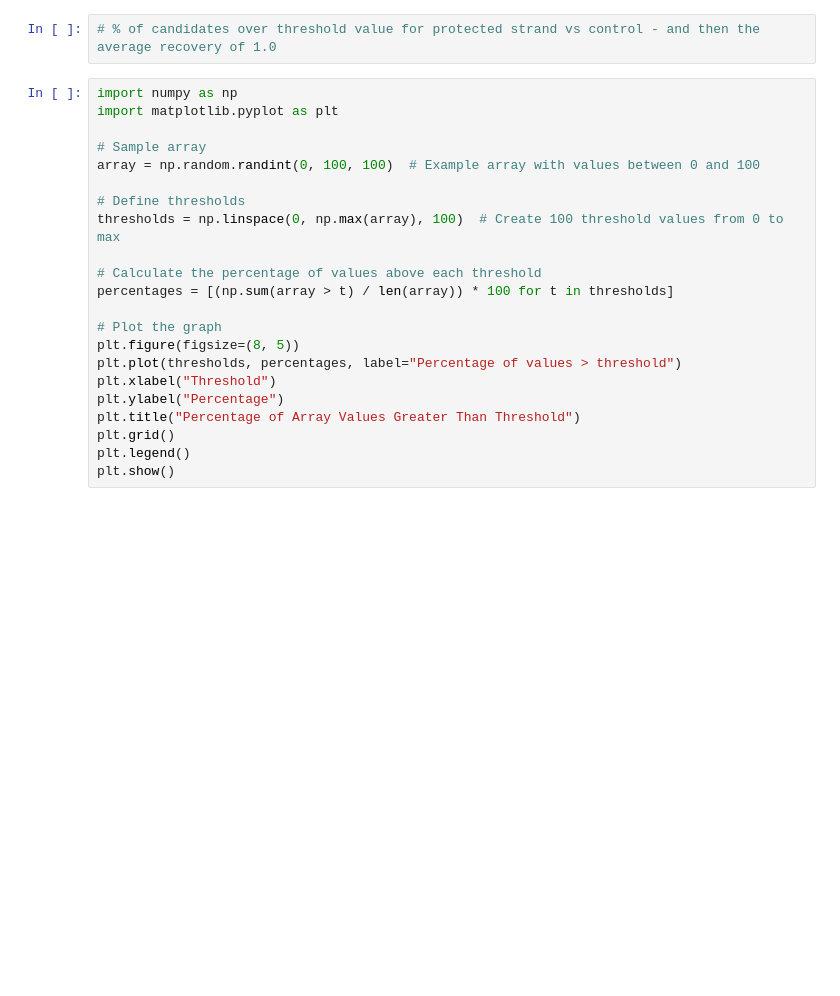
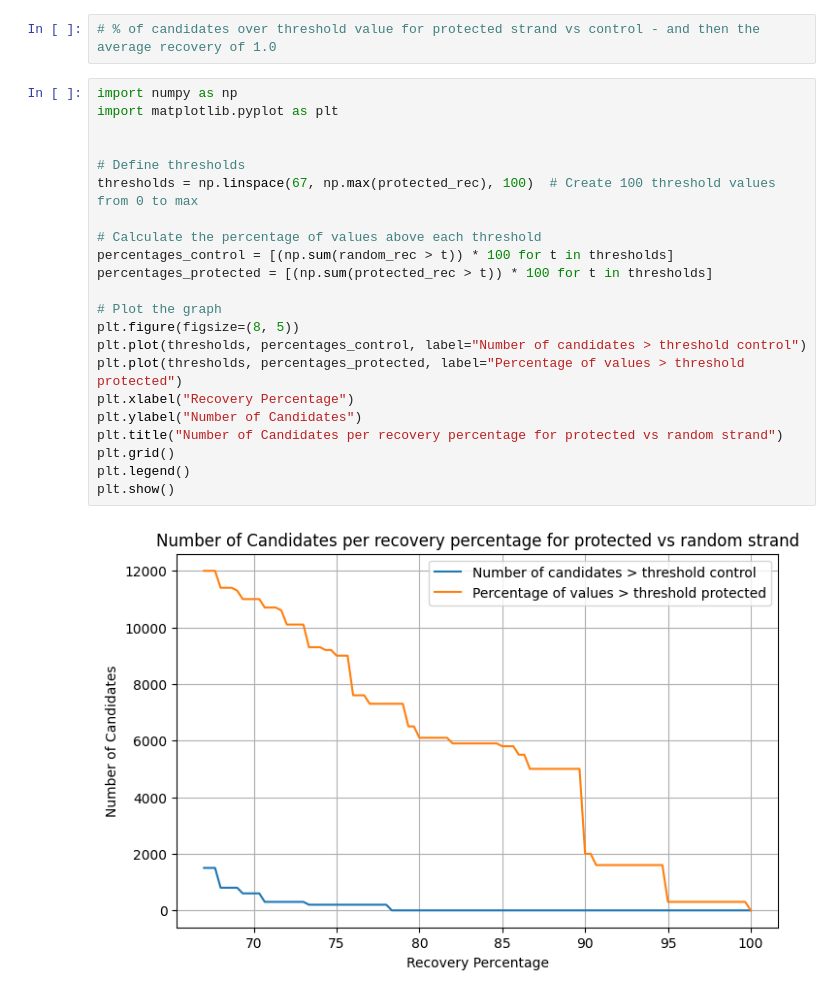
Before and after one commit to Parvfect/Incomplete_cycles, a Jupyter notebook: v2/testing_clustering_badread.ipynb, the cells around one changed output. Drawn from its saved outputs; the diff is of its cells as text; blank space fills up the shorter version.

```diff
--- a/v2/testing_clustering_badread.ipynb
+++ b/v2/testing_clustering_badread.ipynb
@@ -132,22 +131,24 @@ plt.legend()
 # %%
 import numpy as np
 import matplotlib.pyplot as plt
 
-# Sample array
-array = np.random.randint(0, 100, 100)  # Example array with values between 0 and 100
 
 # Define thresholds
-thresholds = np.linspace(0, np.max(array), 100)  # Create 100 threshold values from 0 to max
+thresholds = np.linspace(67, np.max(protected_rec), 100)  # Create 100 threshold values from 0 to max
 
 # Calculate the percentage of values above each threshold
-percentages = [(np.sum(array > t) / len(array)) * 100 for t in thresholds]
+percentages_control = [(np.sum(random_rec > t)) * 100 for t in thresholds]
+percentages_protected = [(np.sum(protected_rec > t)) * 100 for t in thresholds]
 
 # Plot the graph
 plt.figure(figsize=(8, 5))
-plt.plot(thresholds, percentages, label="Percentage of values > threshold")
-plt.xlabel("Threshold")
-plt.ylabel("Percentage")
-plt.title("Percentage of Array Values Greater Than Threshold")
+plt.plot(thresholds, percentages_control, label="Number of candidates > threshold control")
+plt.plot(thresholds, percentages_protected, label="Percentage of values > threshold protected")
+plt.xlabel("Recovery Percentage")
+plt.ylabel("Number of Candidates")
+plt.title("Number of Candidates per recovery percentage for protected vs random strand")
 plt.grid()
 plt.legend()
 plt.show()
+# %% [output]
+[figure, added]
```
Also changed, not shown: parts of 14 cells of this notebook, 7 other files.
